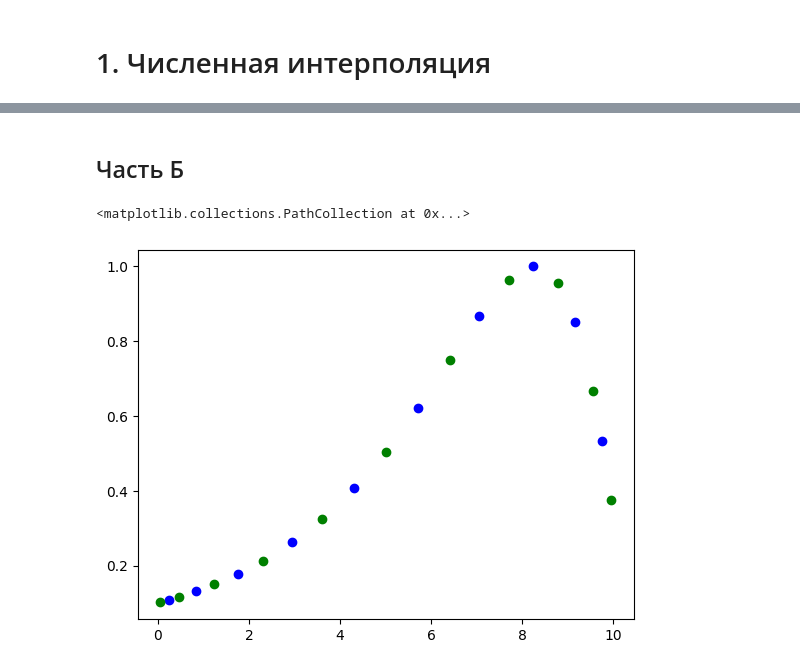
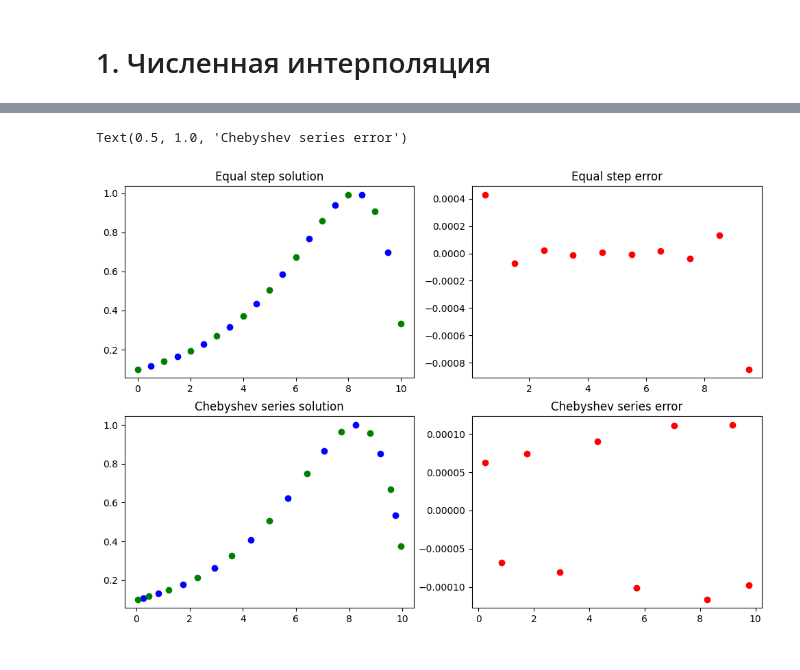
Before and after one commit to AndreDon0/Numerical_methods, a Jupyter notebook: labs/1.ipynb, the cells around one changed output, grey strips where cells are left out. Cells and saved outputs as stored; diff of their text form; code cells hidden in the pictures.

```diff
--- a/labs/1.ipynb
+++ b/labs/1.ipynb
@@ -64,10 +62,7 @@ class Lagrange_polynomial():
 # %%
-interval = equal_series(a, b, h)
-interval0 = new_mid_arr(interval)
+a_interval = equal_series(a, b, h)
+a_interval0 = new_mid_arr(a_interval)
 
-poly = Lagrange_polynomial(interval, f(interval))
+a_poly = Lagrange_polynomial(a_interval, f(a_interval))
 
-solution = poly.solve_interpolation(interval0)
-
-plt.scatter(interval0, solution, c="blue")
-plt.scatter(interval, f(interval), c="green")
+a_solution = a_poly.solve_interpolation(a_interval0)
@@ -77,15 +69,26 @@ plt.scatter(interval, f(interval), c="green")
-# %% [markdown]
-## Часть Б
 # %%
-interval = chebyshev_series(a, b, int((b - a) / h) + 1)
-interval0 = new_mid_arr(interval)
+b_interval = chebyshev_series(a, b, int((b - a) / h) + 1)
+b_interval0 = new_mid_arr(b_interval)
 
-poly = Lagrange_polynomial(interval, f(interval))
+b_poly = Lagrange_polynomial(b_interval, f(b_interval))
 
-solution = poly.solve_interpolation(interval0)
-
-plt.scatter(interval0, solution, c="blue")
-plt.scatter(interval, f(interval), c="green")
+b_solution = b_poly.solve_interpolation(b_interval0)
-# %% [output]
-<matplotlib.collections.PathCollection at 0x...>
-[figure, removed]
+# %%
+figure, axes = plt.subplots(2, 2, figsize=(12, 8))
+
+axes[0, 0].scatter(a_interval0, a_solution, c="blue")
+axes[0, 0].scatter(a_interval, f(a_interval), c="green")
+axes[0, 0].set_title("Equal step solution")
+
+axes[0, 1].scatter(a_interval0, f(a_interval0) - a_solution, c="red")
+axes[0, 1].set_title("Equal step error")
+
+axes[1, 0].scatter(b_interval0, b_solution, c="blue")
+axes[1, 0].scatter(b_interval, f(b_interval), c="green")
+axes[1, 0].set_title("Chebyshev series solution")
+
+axes[1, 1].scatter(b_interval0, f(b_interval0) - b_solution, c="red")
+axes[1, 1].set_title("Chebyshev series error")
+# %% [output]
+Text(0.5, 1.0, 'Chebyshev series error')
+[figure, added]
```
Also changed, not shown: parts of 2 cells of this notebook.
